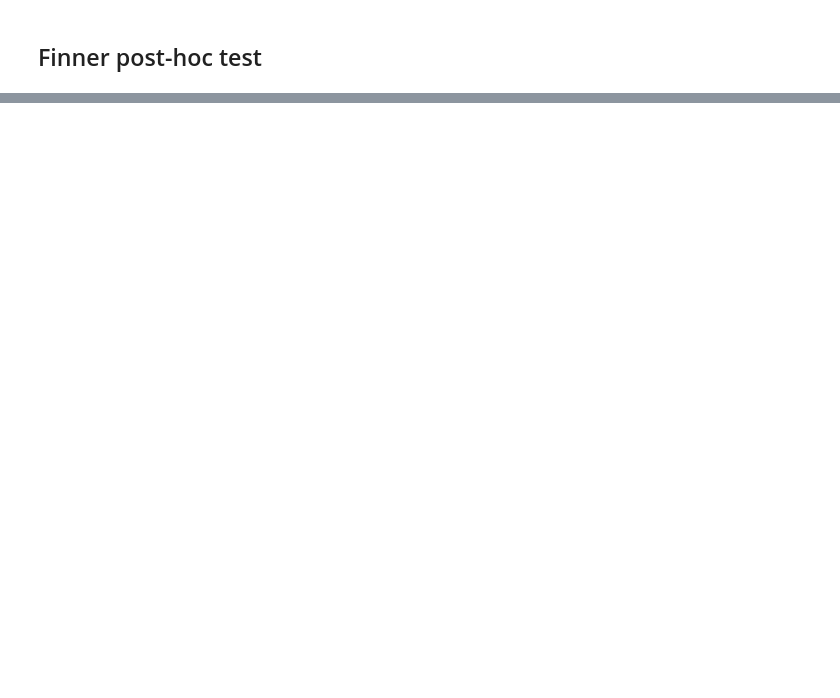
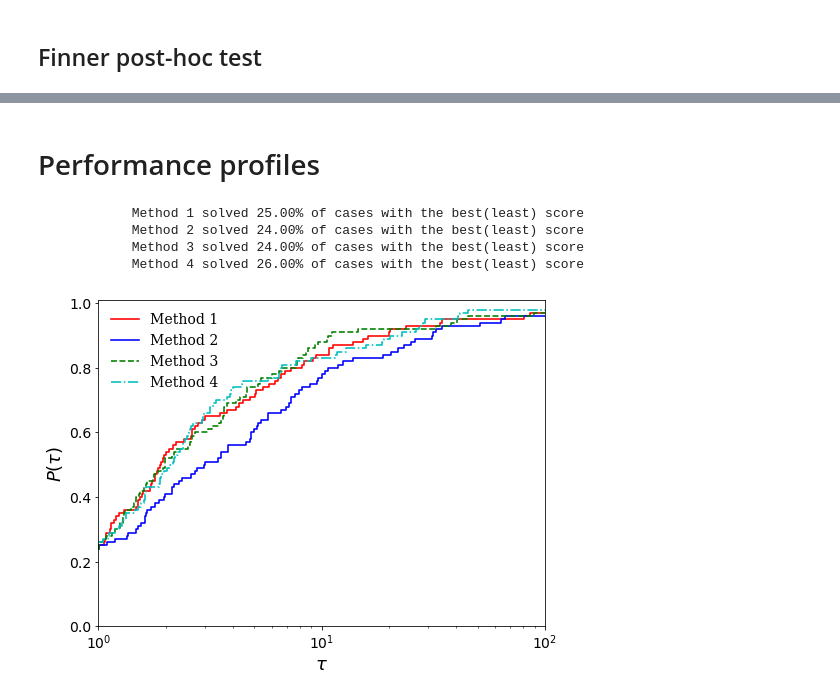
Before and after one commit to ioannislivieris/Useful-functions, a Jupyter notebook: Statistical analysis/Statistical analysis.ipynb, the cells around one changed output, grey strips where cells are left out. Drawn from its saved outputs; the diff is of its cells as text; code cells hidden in the pictures; blank space fills up the shorter version.

```diff
--- a/Statistical analysis/Statistical analysis.ipynb
+++ b/Statistical analysis/Statistical analysis.ipynb
@@ -80,0 +109,2 @@ Finner
+# %% [markdown]
+# Performance profiles
@@ -80,0 +113,14 @@ Finner
+# %%
+perfprof(df,
+         linespecs = ['r-', 'b-', 'g--', 'c-.'],
+         digit = 3,
+         legendnames = df.columns,
+         thmax = 100, figsize = (8, 6))
+
+plt.xscale('log')
+# %% [output]
+            Method 1 solved 25.00% of cases with the best(least) score
+            Method 2 solved 24.00% of cases with the best(least) score
+            Method 3 solved 24.00% of cases with the best(least) score
+            Method 4 solved 26.00% of cases with the best(least) score
+[figure, added]
```
Also changed, not shown: parts of 9 cells of this notebook.
